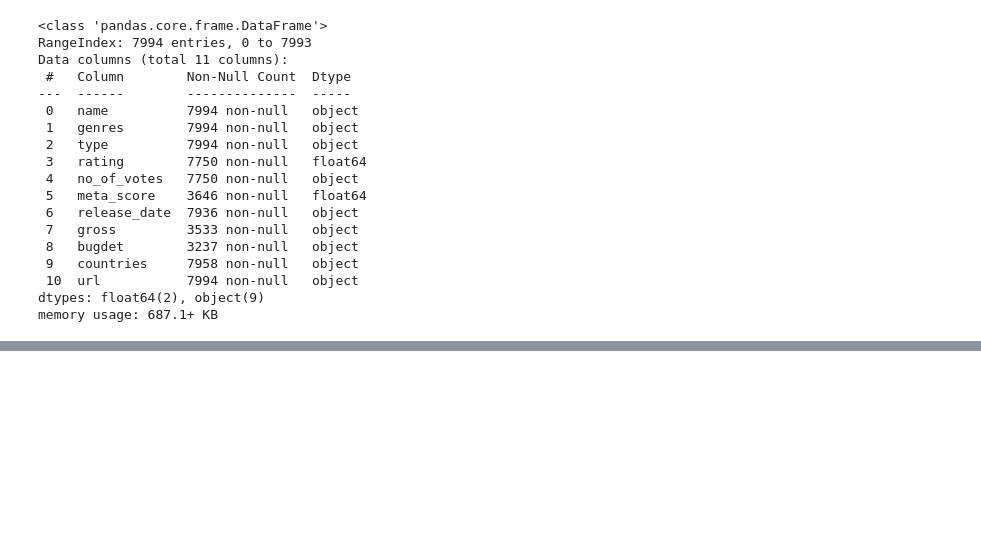
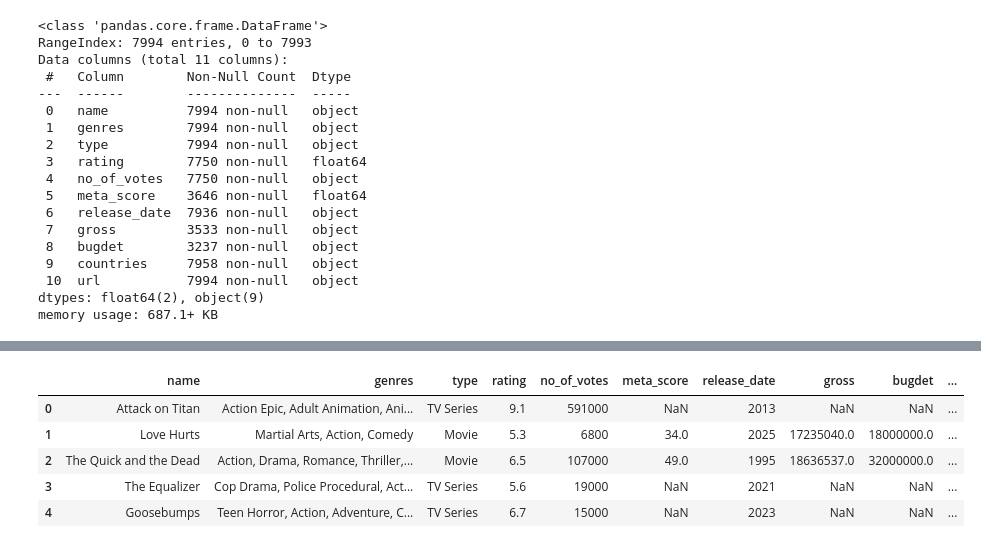
Before and after one commit to phuocnguyen2412/movie-analyst, a Jupyter notebook: data-overview.ipynb, the cells around one changed output, grey strips where cells are left out. Saved outputs shown, nothing was run; the diff lists cells and outputs as text; code cells hidden in the pictures; blank space fills up the shorter version.

```diff
--- a/data-overview.ipynb
+++ b/data-overview.ipynb
@@ -33,0 +95,16 @@ memory usage: 687.1+ KB
+# %%
+def convert_gross_bugget(money):
+    try:
+        money = str(money).split()[0]
+        if money is None or money == '':
+            return np.nan
+        if money.startswith("$"):
+            money = money[1:]
+        money = money.replace(",", "")
+        return float(money)
+    except:
+        return np.nan
+movie_df["gross"] = movie_df["gross"].apply(convert_gross_bugget).astype('float')
+movie_df["bugdet"]= movie_df["bugdet"].apply(convert_gross_bugget).astype('float')
+
+movie_df[["gross", "bugdet"]]
@@ -33,0 +125,3 @@ memory usage: 687.1+ KB
+# %%
+movie_df["ROI"] = movie_df.apply(lambda x: (x["gross"] - x["bugdet"]) / x["bugdet"] if x["bugdet"] != 0 else np.nan, axis=1)
+movie_df["ROI"]
@@ -33,0 +153,25 @@ memory usage: 687.1+ KB
+# %%
+def make_success_label(row):
+    rating = row["rating"]
+    ROI = row["ROI"]
+    no_of_votes = row["no_of_votes"]
+    meta_score = row["meta_score"]
+    # Kiểm tra tất cả đều NaN
+    try:
+        if pd.isna(rating) and pd.isna(ROI) and pd.isna(no_of_votes) and pd.isna(meta_score):
+            return "Unknown"
+
+        if ROI > 1 or rating > 7.0 or no_of_votes > 100000 or meta_score > 70:
+            return "Success"
+        return "Fail"
+    except:
+        return "Unknown"
+movie_df["result"] = movie_df.apply(make_success_label, axis=1)
+movie_df.head()
+# %% [output]
+|  | name | genres | type | rating | no_of_votes | meta_score | release_date | gross | bugdet | ... |
+| 0 | Attack on Titan | Action Epic, Adult Animation, Ani... | TV Series | 9.1 | 591000 | NaN | 2013 | NaN | NaN | ... |
+| 1 | Love Hurts | Martial Arts, Action, Comedy | Movie | 5.3 | 6800 | 34.0 | 2025 | 17235040.0 | 18000000.0 | ... |
+| 2 | The Quick and the Dead | Action, Drama, Romance, Thriller,... | Movie | 6.5 | 107000 | 49.0 | 1995 | 18636537.0 | 32000000.0 | ... |
+| 3 | The Equalizer | Cop Drama, Police Procedural, Act... | TV Series | 5.6 | 19000 | NaN | 2021 | NaN | NaN | ... |
+| 4 | Goosebumps | Teen Horror, Action, Adventure, C... | TV Series | 6.7 | 15000 | NaN | 2023 | NaN | NaN | ... |
```
Also changed, not shown: parts of 7 cells of this notebook, 3 other files.
